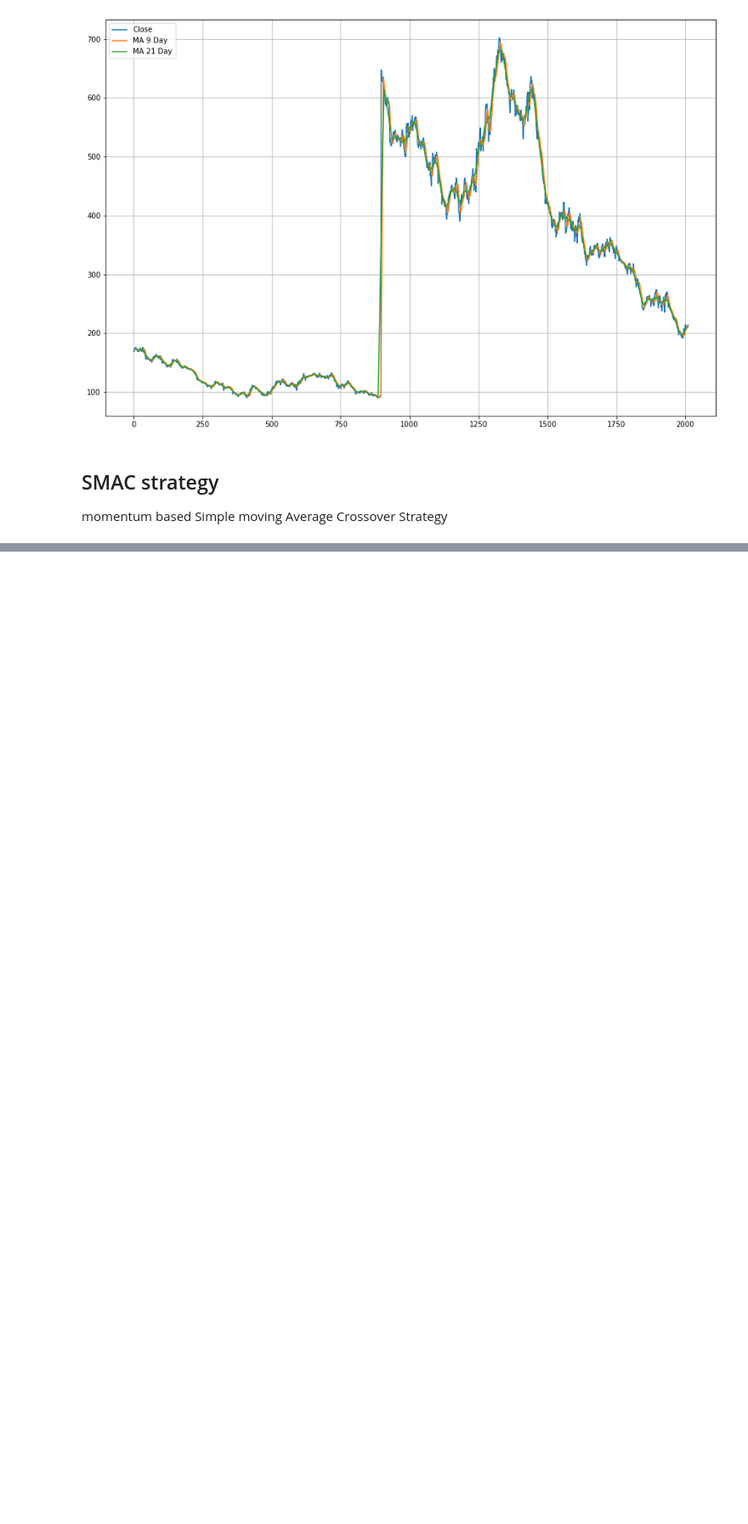
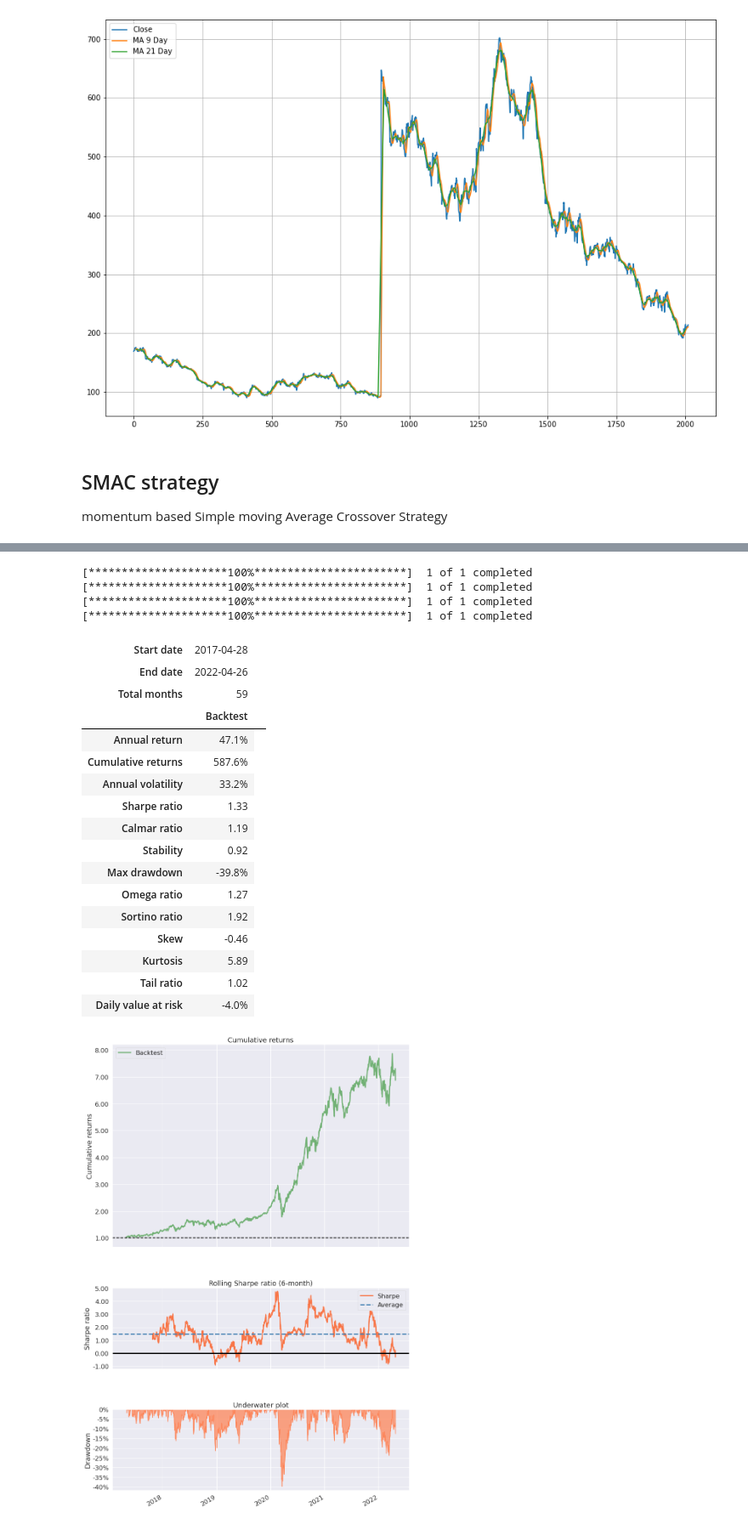
Before and after one commit to tonymbennett5/Quand, a Jupyter notebook: Analysis .ipynb, the cells around one changed output, grey strips where cells are left out. Shown at 85% size. Saved outputs shown, nothing was run; the diff lists cells and outputs as text; code cells hidden in the pictures; blank space fills up the shorter version.

Commit message:
yfinance and pyfolio analysis

```diff
--- a/Analysis .ipynb
+++ b/Analysis .ipynb
@@ -181,0 +478,41 @@ momentum based Simple moving Average Crossover Strategy
+# %%
+ticker_list = ['TSLA', 'AAPL', 'MSFT', 'TWTR']
+
+import pandas as pd
+data = pd.DataFrame(columns = ticker_list)
+
+#get data
+for ticker in ticker_list:
+    data[ticker] = yf.download(ticker, period = '5y',)['Adj Close']
+
+#compute the return of the stocvks and then compute the daily avg returns
+# the mean return is the daily portfolio returns with the above four stocks
+
+data = data.pct_change().dropna().mean(axis = 1)
+
+import pyfolio as pf
+
+pf.create_simple_tear_sheet(data)
+# %% [output]
+[*********************100%***********************]  1 of 1 completed
+[*********************100%***********************]  1 of 1 completed
+[*********************100%***********************]  1 of 1 completed
+[*********************100%***********************]  1 of 1 completed
+| Start date | 2017-04-28 |  |
+| End date | 2022-04-26 |  |
+| Total months | 59 |  |
+|  | Backtest |
+| Annual return | 47.1% |
+| Cumulative returns | 587.6% |
+| Annual volatility | 33.2% |
+| Sharpe ratio | 1.33 |
+| Calmar ratio | 1.19 |
+| Stability | 0.92 |
+| Max drawdown | -39.8% |
+| Omega ratio | 1.27 |
+| Sortino ratio | 1.92 |
+| Skew | -0.46 |
+| Kurtosis | 5.89 |
+| Tail ratio | 1.02 |
+| Daily value at risk | -4.0% |
+[figure, added]
```
Also changed, not shown: parts of 33 cells of this notebook.
